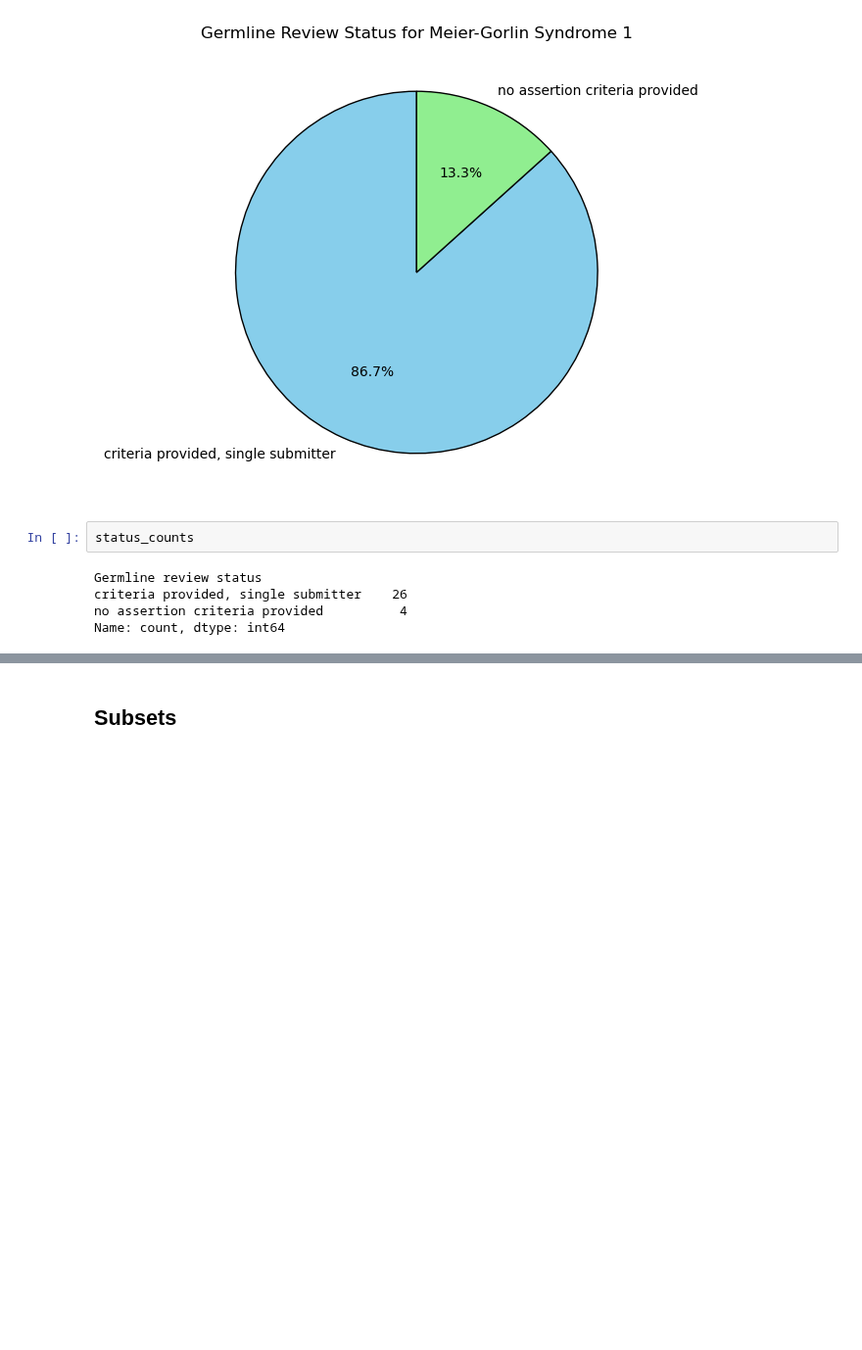
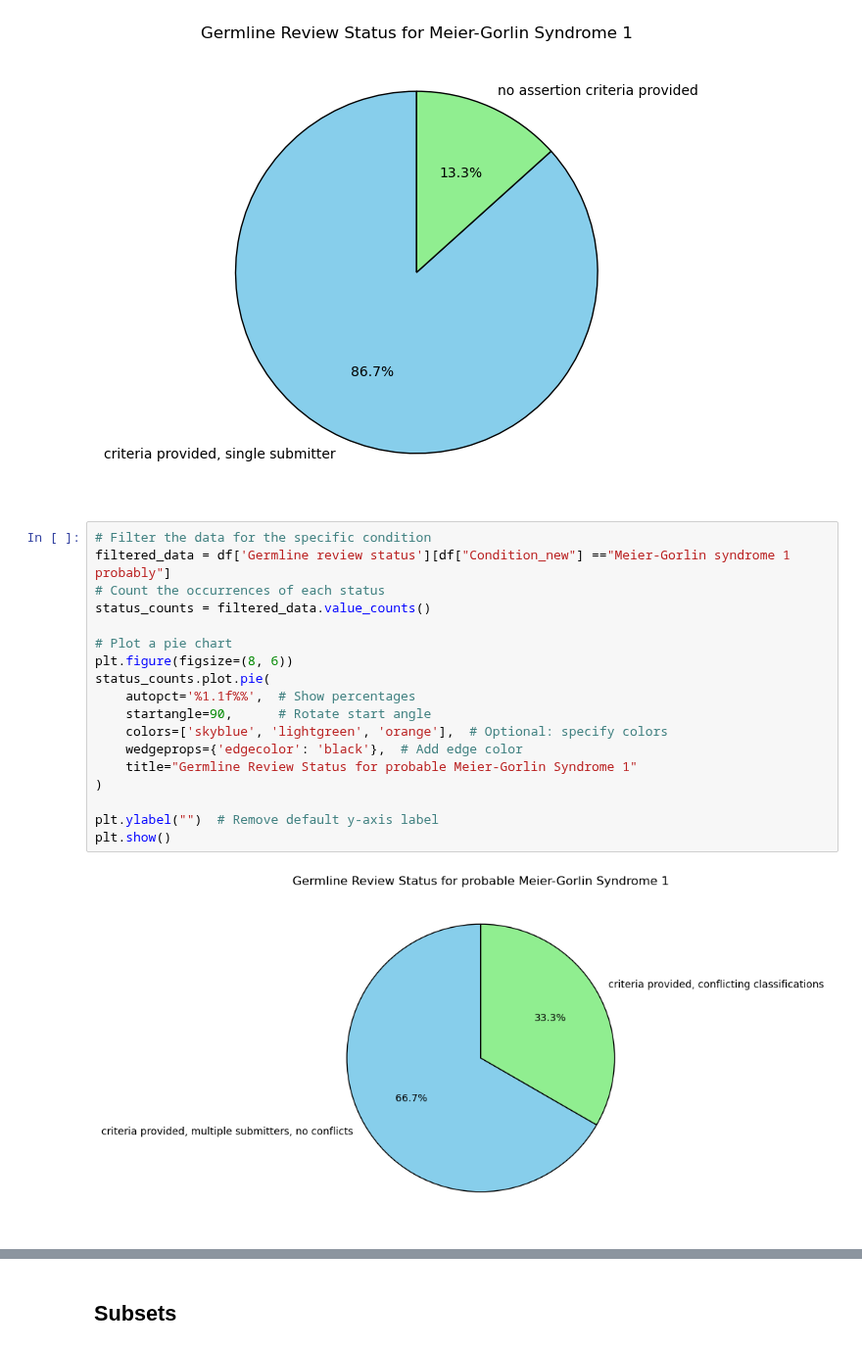
Before and after one commit to Lopatushka/ORC1, a Jupyter notebook: clinvar_analysis.ipynb, the cells around one changed output, grey strips where cells are left out. Shown at 98% size. Cells and saved outputs as stored; diff of their text form; blank space fills up the shorter version.

Commit message:
mutations visualisation

```diff
--- a/clinvar_analysis.ipynb
+++ b/clinvar_analysis.ipynb
@@ -133,10 +134,23 @@ plt.ylabel("")  # Remove default y-axis label
 plt.show()
 # %% [output]
 [figure]
-# %%
-status_counts
-# %% [output]
-Germline review status
-criteria provided, single submitter    26
-no assertion criteria provided          4
-Name: count, dtype: int64
+# %%
+# Filter the data for the specific condition
+filtered_data = df['Germline review status'][df["Condition_new"] =="Meier-Gorlin syndrome 1 probably"]
+# Count the occurrences of each status
+status_counts = filtered_data.value_counts()
+
+# Plot a pie chart
+plt.figure(figsize=(8, 6))
+status_counts.plot.pie(
+    autopct='%1.1f%%',  # Show percentages
+    startangle=90,      # Rotate start angle
+    colors=['skyblue', 'lightgreen', 'orange'],  # Optional: specify colors
+    wedgeprops={'edgecolor': 'black'},  # Add edge color
+    title="Germline Review Status for probable Meier-Gorlin Syndrome 1"
+)
+
+plt.ylabel("")  # Remove default y-axis label
+plt.show()
+# %% [output]
+[figure, added]
```
Also changed, not shown: parts of 5 cells of this notebook.
